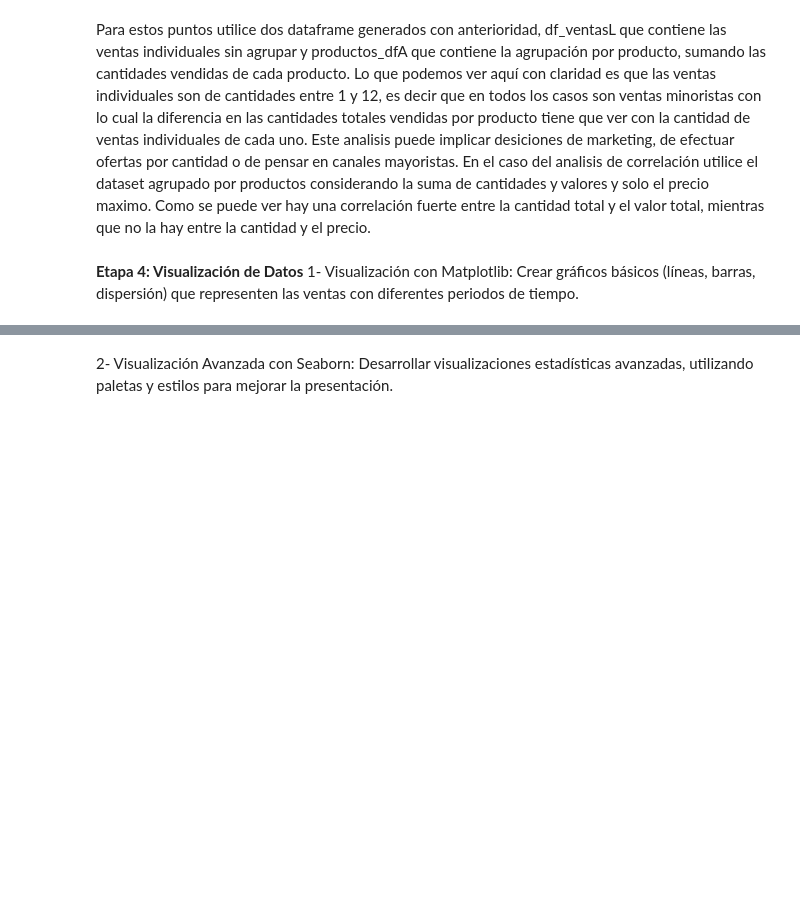
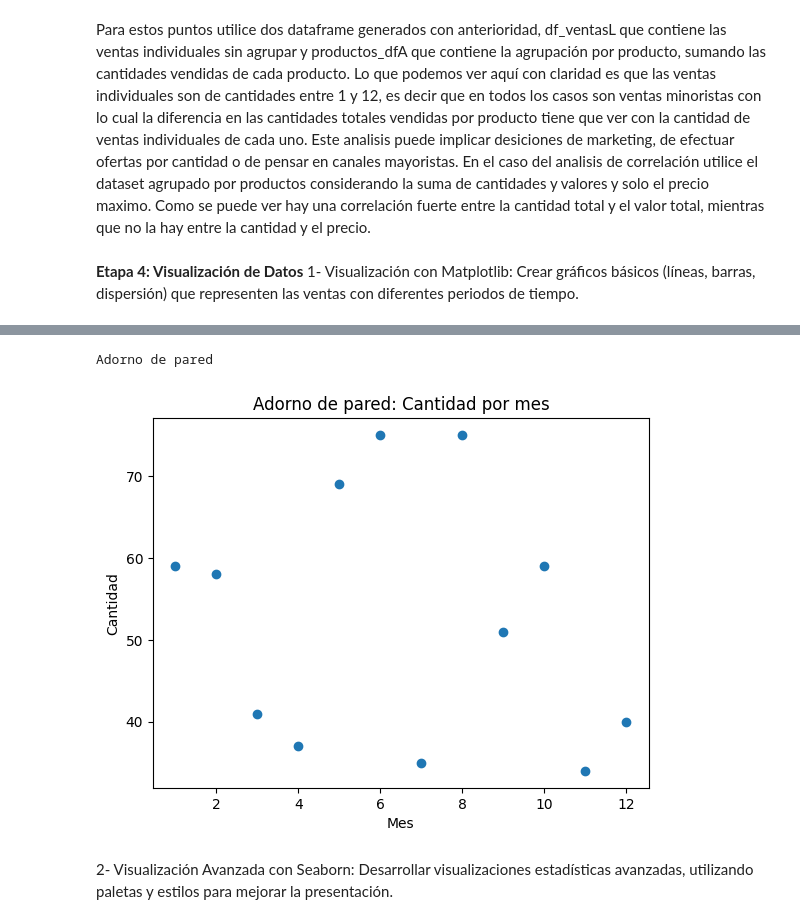
Before and after one commit to mavizoso/VizosoMA-25262-TPI_Data_Analytics, a Jupyter notebook: MAV4.ipynb, the cells around one changed output, grey strips where cells are left out. Cells and saved outputs as stored; diff of their text form; code cells hidden in the pictures; blank space fills up the shorter version.

```diff
--- a/MAV4.ipynb
+++ b/MAV4.ipynb
@@ -498,2 +517,15 @@ plt.show()
+# %%
+#disperción
+MV0=productos_dfAO['producto'][0]
+print(MV0)
+mv1 = totales_por_mes[totales_por_mes['producto'] == MV0]
+plt.scatter(mv1['mes'], mv1['cantidad'])
+plt.xlabel('Mes')
+plt.ylabel('Cantidad')
+plt.title(MV0 + ': Cantidad por mes')
+plt.show()
+# %% [output]
+Adorno de pared
+[figure, added]
 # %% [markdown]
 2- Visualización Avanzada con Seaborn: Desarrollar visualizaciones estadísticas avanzadas, utilizando paletas y estilos para mejorar la presentación.
```
Also changed, not shown: parts of 9 cells of this notebook.
